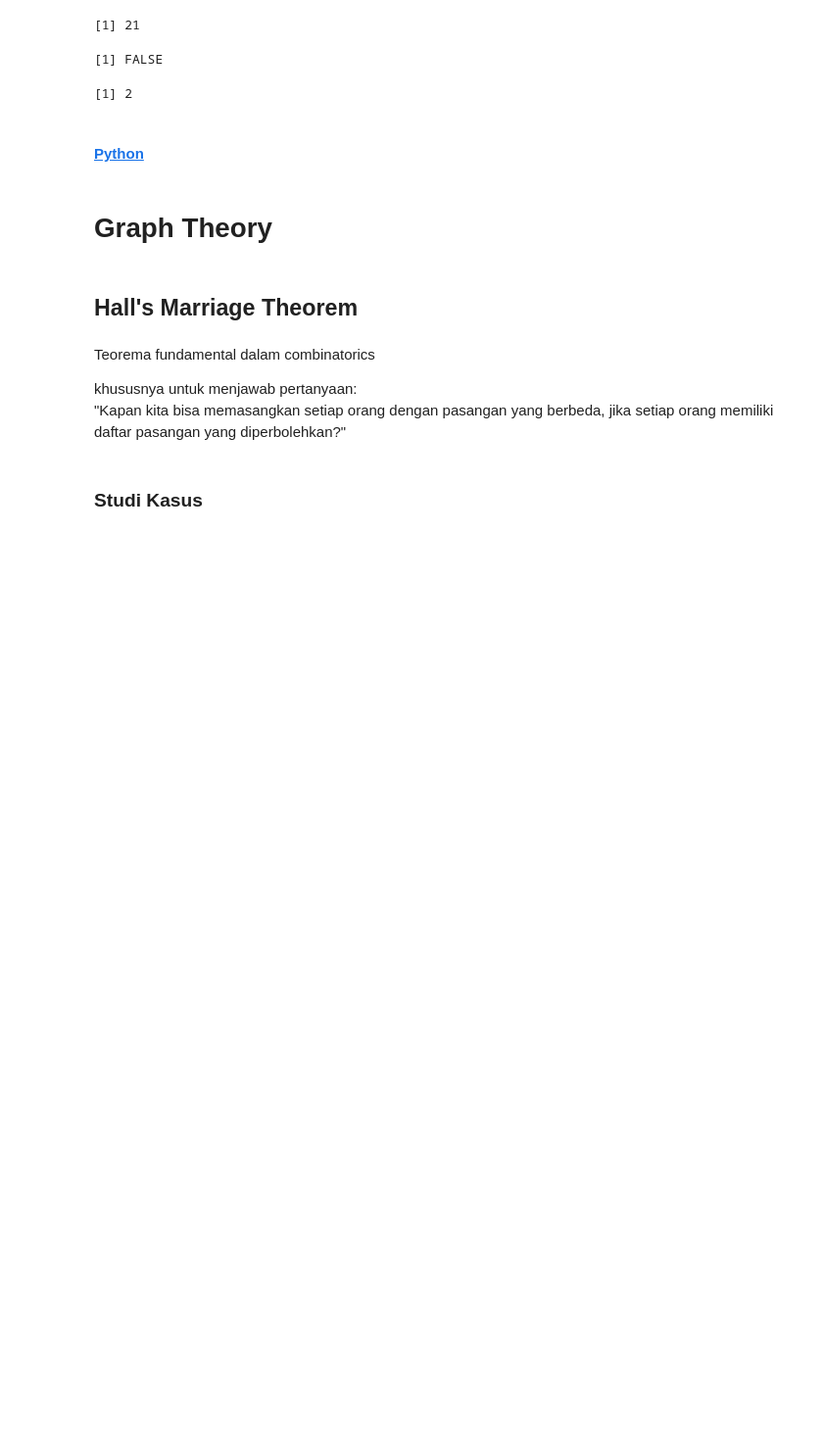
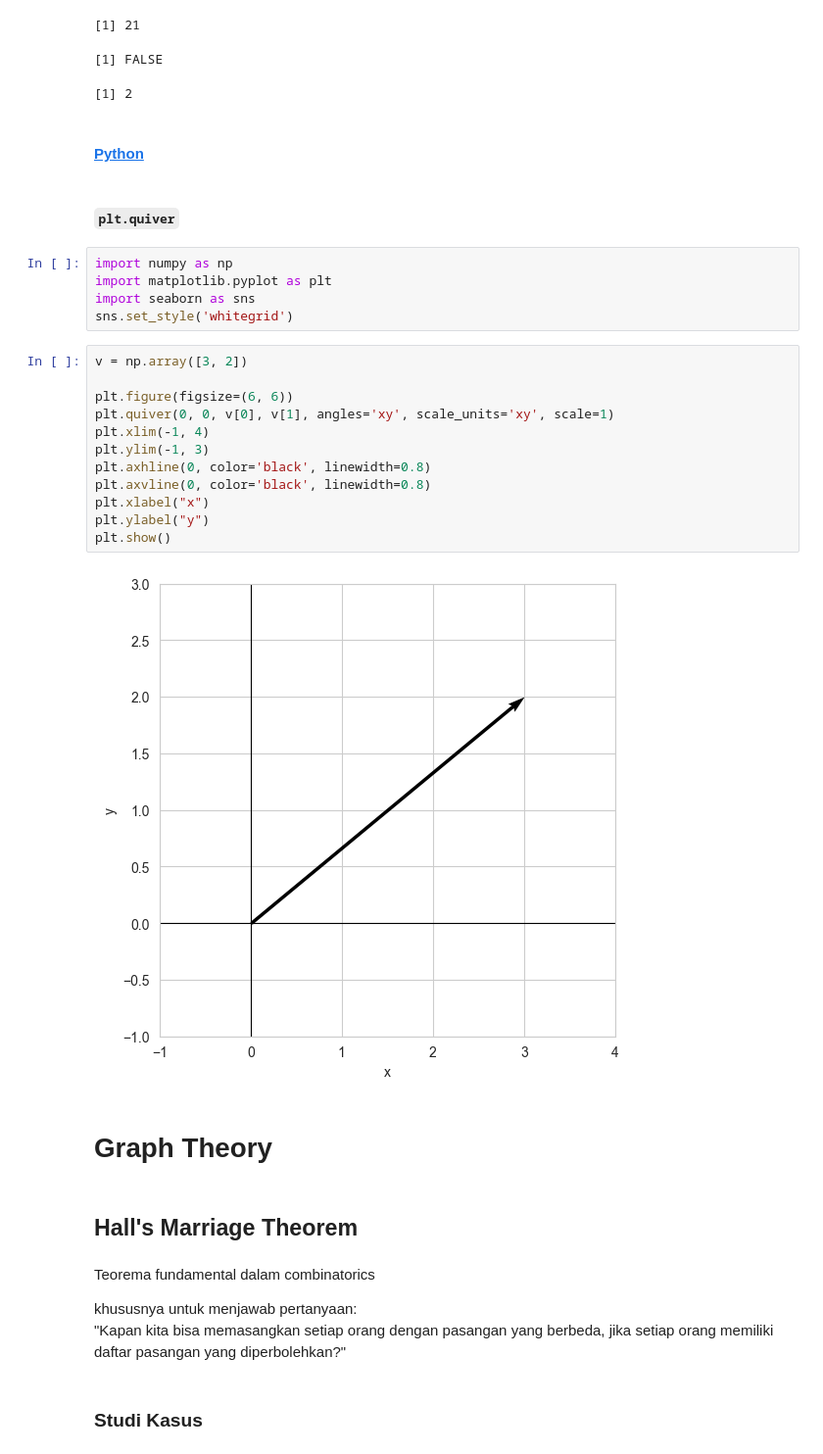
Before and after one commit to sakti38/A1, a Jupyter notebook: Advanced_Vector_Matriks_Code.ipynb, the cells around one changed output. Shown at 98% size. Saved outputs shown, nothing was run; the diff lists cells and outputs as text; blank space fills up the shorter version.

```diff
--- a/Advanced_Vector_Matriks_Code.ipynb
+++ b/Advanced_Vector_Matriks_Code.ipynb
@@ -6883,6 +6937,27 @@ qr(A)$rank
 [1] 2
 # %% [markdown]
 #### [Python](../../../Library/Standard/Numpy/)
+# %% [markdown]
+##### `plt.quiver`
+# %%
+import numpy as np
+import matplotlib.pyplot as plt
+import seaborn as sns
+sns.set_style('whitegrid')
+# %%
+v = np.array([3, 2])
+
+plt.figure(figsize=(6, 6))
+plt.quiver(0, 0, v[0], v[1], angles='xy', scale_units='xy', scale=1)
+plt.xlim(-1, 4)
+plt.ylim(-1, 3)
+plt.axhline(0, color='black', linewidth=0.8)
+plt.axvline(0, color='black', linewidth=0.8)
+plt.xlabel("x")
+plt.ylabel("y")
+plt.show()
+# %% [output]
+[figure, added]
 # %% [markdown]
 # **Graph Theory**
 # %% [markdown]
```
Also changed, not shown: parts of 6 cells of this notebook.
